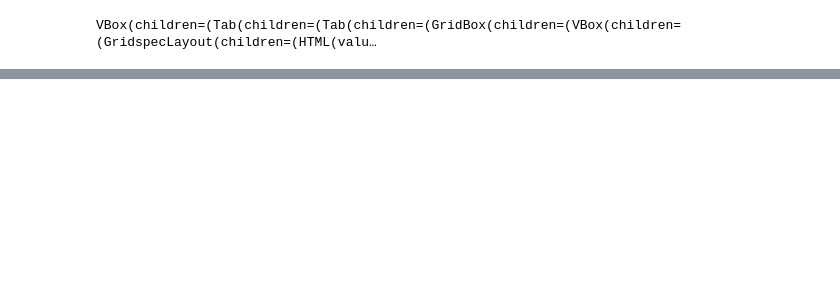
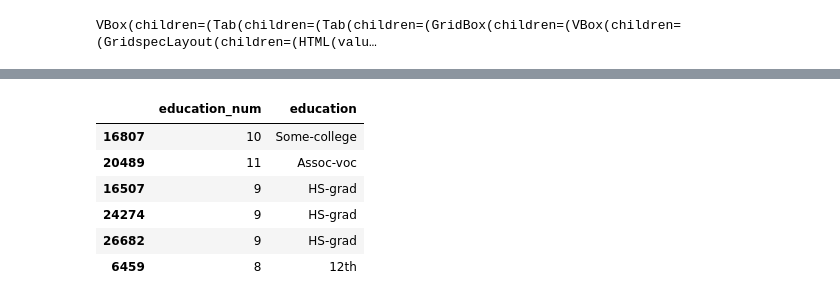
Before and after one commit to jhonsen/census_income, a Jupyter notebook: notebooks/EDA.ipynb, the cells around one changed output, grey strips where cells are left out. Drawn from its saved outputs; the diff is of its cells as text; code cells hidden in the pictures; blank space fills up the shorter version.

```diff
--- a/notebooks/EDA.ipynb
+++ b/notebooks/EDA.ipynb
@@ -18,0 +134,8 @@ VBox(children=(Tab(children=(Tab(children=(GridBox(children=(VBox(children=(Grid
+# %%
+# replace with nans
+for cat in categorical_features:
+    df.loc[df[cat]=="?", cat] = np.nan
+# %%
+# replace with most frequent
+for col in categorical_features:
+    df[col].fillna(df[col].mode().values[0], inplace=True)
@@ -18,0 +175,5 @@ VBox(children=(Tab(children=(Tab(children=(GridBox(children=(VBox(children=(Grid
+# %%
+# remove outliers, i.e., less thatn 1%
+print('before:', df.shape[0])
+df = df[df.capital_gain<20000]
+print('after :', df.shape[0])
@@ -18,0 +183,3 @@ VBox(children=(Tab(children=(Tab(children=(GridBox(children=(VBox(children=(Grid
+# %%
+# Instead of removing more outliers from capital loss, do feat eng
+df['capital_diff'] = (df['capital_gain'] - df['capital_loss'])
@@ -18,0 +224,10 @@ VBox(children=(Tab(children=(Tab(children=(GridBox(children=(VBox(children=(Grid
+# %%
+df[['education_num','education']].sample(6)
+# %% [output]
+|  | education_num | education |
+| 16807 | 10 | Some-college |
+| 20489 | 11 | Assoc-voc |
+| 16507 | 9 | HS-grad |
+| 24274 | 9 | HS-grad |
+| 26682 | 9 | HS-grad |
+| 6459 | 8 | 12th |
```
Also changed, not shown: parts of 40 cells of this notebook.
